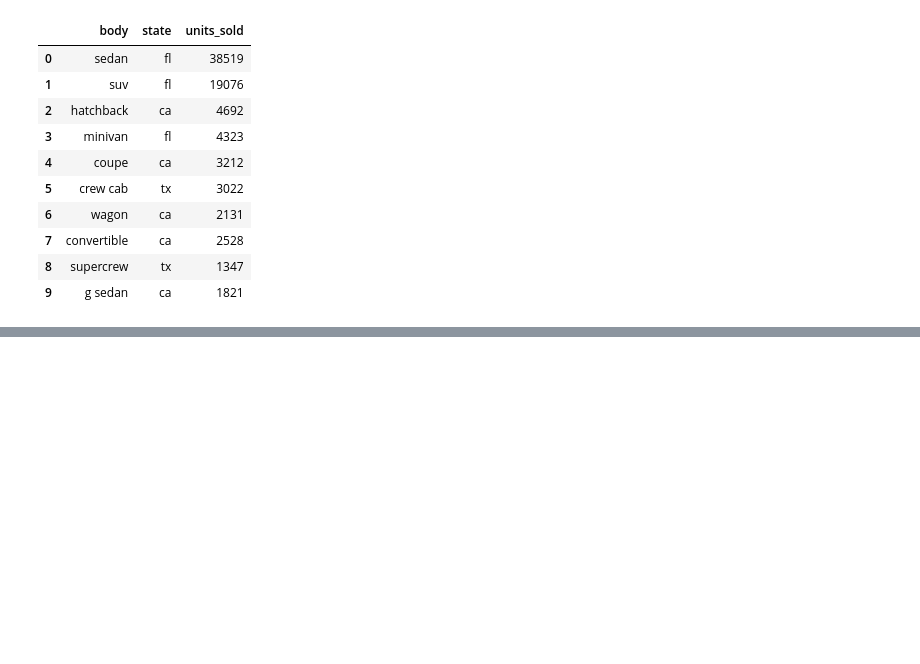
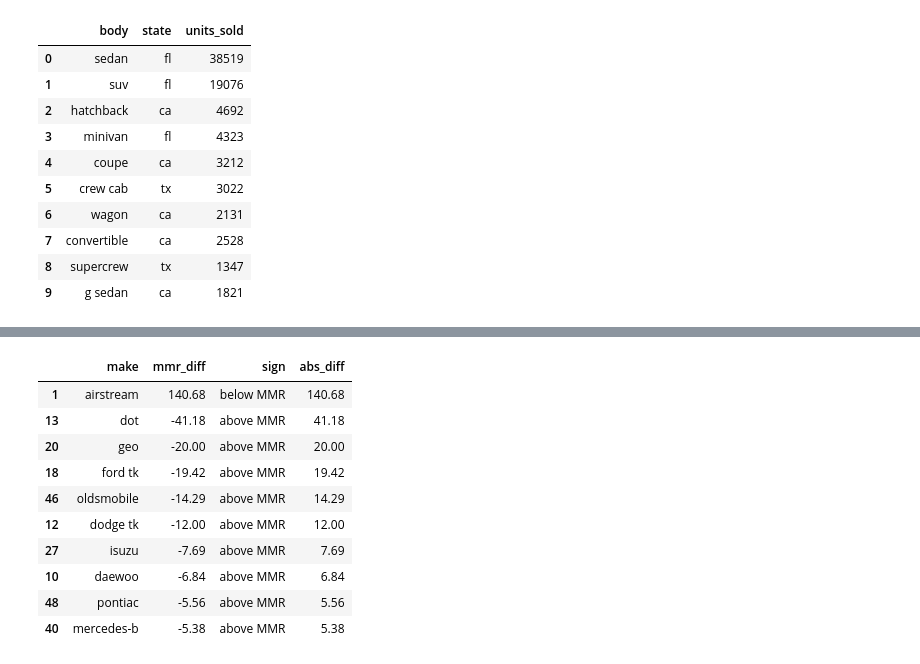
Before and after one commit to pranay-authankar/vehicle_sales_analytics, a Jupyter notebook: notebook/4_data_analysis.ipynb, the cells around one changed output, grey strips where cells are left out. Saved outputs shown, nothing was run; the diff lists cells and outputs as text; code cells hidden in the pictures; blank space fills up the shorter version.

```diff
--- a/notebook/4_data_analysis.ipynb
+++ b/notebook/4_data_analysis.ipynb
@@ -729,0 +753,41 @@ top_10_body
+# %%
+# 18. Top companies with least mmr-sp difference.
+
+top_make_mmr_diff_abs = (dataset.groupby(["make"])["mmr_vs_sp_percent"]
+                         .agg('median')
+                         .reset_index(name = "mmr_diff")
+                         )
+
+top_make_mmr_diff_abs = top_make_mmr_diff_abs.assign(sign = np.where(top_make_mmr_diff_abs["mmr_diff"] >= 0, "below MMR", "above MMR"),
+                                             abs_diff = top_make_mmr_diff_abs["mmr_diff"].abs())
+
+top_make_mmr_diff_abs = (top_make_mmr_diff_abs.sort_values(by = "abs_diff", ascending = False)
+                     .head(10))
+
+top_make_mmr_diff_negative = (dataset.groupby(["make"])["mmr_vs_sp_percent"]
+                              .agg('median')
+                              .sort_values()
+                              .head(10)
+                              .reset_index(name = "mmr_diff")
+                              )
+
+top_make_mmr_diff_positive = (dataset.groupby(["make"])["mmr_vs_sp_percent"]
+                              .agg('median')
+                              .sort_values(ascending = False)
+                              .head(10)
+                              .reset_index(name = "mmr_diff")
+                              )
+
+top_make_mmr_diff_abs
+# %% [output]
+|  | make | mmr_diff | sign | abs_diff |
+| 1 | airstream | 140.68 | below MMR | 140.68 |
+| 13 | dot | -41.18 | above MMR | 41.18 |
+| 20 | geo | -20.00 | above MMR | 20.00 |
+| 18 | ford tk | -19.42 | above MMR | 19.42 |
+| 46 | oldsmobile | -14.29 | above MMR | 14.29 |
+| 12 | dodge tk | -12.00 | above MMR | 12.00 |
+| 27 | isuzu | -7.69 | above MMR | 7.69 |
+| 10 | daewoo | -6.84 | above MMR | 6.84 |
+| 48 | pontiac | -5.56 | above MMR | 5.56 |
+| 40 | mercedes-b | -5.38 | above MMR | 5.38 |
```
Also changed, not shown: parts of 6 cells of this notebook, 5 other files.
